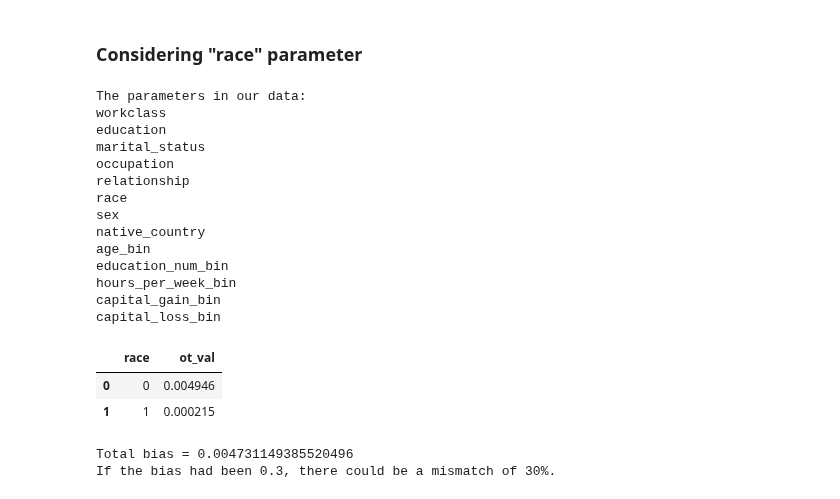
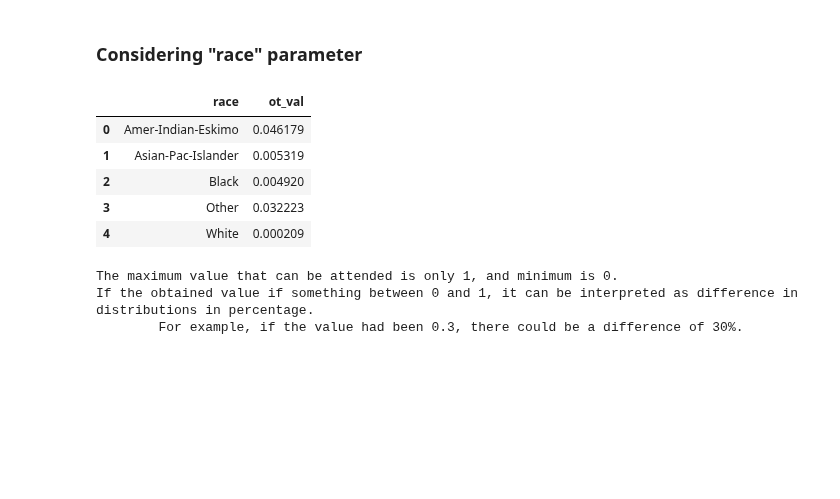
Before and after one commit to Trusted-AI/AIF360, a Jupyter notebook: examples/demo_ot_detector.ipynb, the cells around one changed output. Drawn from its saved outputs; the diff is of its cells as text; code cells hidden in the pictures; blank space fills up the shorter version.

```diff
--- a/examples/demo_ot_detector.ipynb
+++ b/examples/demo_ot_detector.ipynb
@@ -506,33 +435,2 @@ If the bias had been 0.3, there could be a mismatch of 30%.
 # %% [markdown]
 ### Considering "race" parameter
-# %%
-df3 = data[data['race'] == ' Black']
-df4 = data[data['race'] == ' White']
-
-
-X3 = df3.drop(['observed','expectation'], axis=1)
-golden_standard3 = df3['observed']
-classifier3 = df3['expectation']
-
-X4 = df4.drop(['observed','expectation'], axis=1)
-golden_standard4 = df4['observed']
-classifier4 = df4['expectation']
-
-print("The parameters in our data:")
-for col in X3.columns:
-    print(col)
-# %% [output]
-The parameters in our data:
-workclass
-education
-marital_status
-occupation
-relationship
-race
-sex
-native_country
-age_bin
-education_num_bin
-hours_per_week_bin
-capital_gain_bin
-capital_loss_bin
@@ -543,11 +437,25 @@ bias2 = abs(ot_val3 - ot_val4)
-# %%
-bs2 = pd.DataFrame({"race": [0, 1], "ot_val": [ot_val3, ot_val4]})
-display(bs2)
-print("Total bias = ", bias2, sep="")
-print("If the bias had been 0.3, there could be a mismatch of 30%.")
-# %% [output]
-|  | race | ot_val |
-| 0 | 0 | 0.004946 |
-| 1 | 1 | 0.000215 |
-Total bias = 0.004731149385520496
-If the bias had been 0.3, there could be a mismatch of 30%.
+# %%
+pd.options.mode.chained_assignment = None
+
+ot_val2 = ot_bias_scan(golden_standard="observed", classifier="race", data=data, num_iters=1000000)
+# %%
+bs2 = pd.DataFrame({"race": ot_val2.keys(), "ot_val": ot_val2.values()})
+display(bs2)
+
+print()
+if len(ot_val2) == 2:
+       print("Total bias = ", abs(np.diff(list(ot_val2.values()))[0]), sep="")
+
+print("The maximum value that can be attended is only 1, and minimum is 0.")
+print("If the obtained value if something between 0 and 1, it can be interpreted as difference in distributions in percentage.\n \
+       For example, if the value had been 0.3, there could be a difference of 30%.")
+# %% [output]
+|  | race | ot_val |
+| 0 | Amer-Indian-Eskimo | 0.046179 |
+| 1 | Asian-Pac-Islander | 0.005319 |
+| 2 | Black | 0.004920 |
+| 3 | Other | 0.032223 |
+| 4 | White | 0.000209 |
+The maximum value that can be attended is only 1, and minimum is 0.
+If the obtained value if something between 0 and 1, it can be interpreted as difference in distributions in percentage.
+        For example, if the value had been 0.3, there could be a difference of 30%.
```
Also changed, not shown: parts of 26 cells of this notebook, 2 other files.
